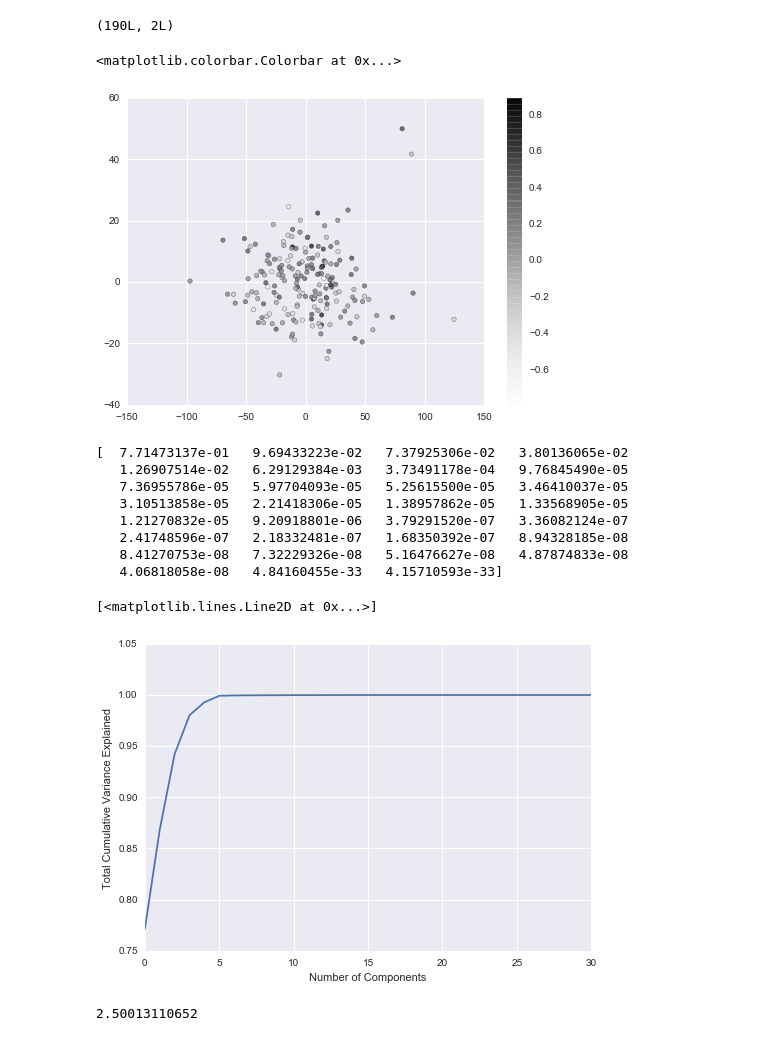
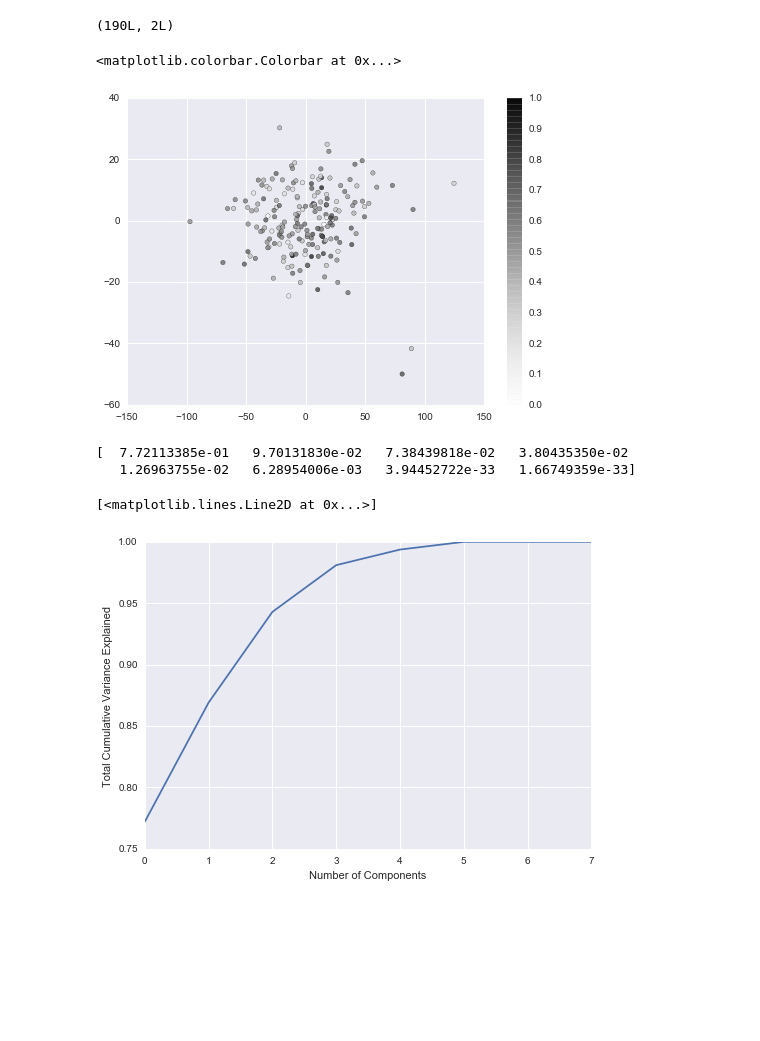
Before and after one commit to Allison-Marseille/DS-SF-24, a Jupyter notebook: Marseille_Final_Project/Marseille_Final_Project.ipynb, the cells around one changed output. Cells and saved outputs as stored; diff of their text form; code cells hidden in the pictures; blank space fills up the shorter version.

```diff
--- a/Marseille_Final_Project/Marseille_Final_Project.ipynb
+++ b/Marseille_Final_Project/Marseille_Final_Project.ipynb
@@ -440,9 +439,21 @@ dropped_total_data.corr()
 # %%
-#It doesn't look like this changed anything, but I'll try PCA nonetheless...
+#It doesn't look like this changed anything, but enough is enough try PCA on this dataset...
 
-AllVariables = dropped_total_data.columns.values
+AllWellnessVariables = dropped_total_data.columns.values
 
-X = dropped_total_data[AllVariables]
+X = dropped_total_data[AllWellnessVariables]
 del X['three_mean_edfa_ela']
+del X['three_mean_edfa_math']
+del X['four_mean_edfa_ela']
+del X['four_mean_edfa_math']
+del X['five_mean_edfa_ela']
+del X['five_mean_edfa_math']
+del X['six_mean_edfa_ela']
+del X['six_mean_edfa_math']
+del X['seven_mean_edfa_ela']
+del X['seven_mean_edfa_math']
+del X['eight_mean_edfa_ela']
+del X['eight_mean_edfa_math']
+
 X.shape
 # %% [output]
@@ -449,0 +461,13 @@ X.shape
+# %%
+#standardize our data
+
+def Standardize(X):
+    X_Max = X.max()
+    X_Min = X.min()
+    X_Standardized = (X - X_Min)/(X_Max - X_Min)
+    return X_Standardized
+# %%
+for i in [AllWellnessVariables]:
+    dropped_total_data[i] = Standardize(dropped_total_data[i])
+
+dropped_total_data.head()
@@ -454,10 +492,10 @@ X_trans.shape
 # %% [output]
 (190L, 2L)
 # %%
-y = dropped_total_data['three_mean_edfa_ela']
+y1 = dropped_total_data['three_mean_edfa_ela']
 
-plt.scatter(X_trans[:,0], X_trans[:,1], c=y, alpha = 0.8)
+plt.scatter(X_trans[:,0], X_trans[:,1], c=y1, alpha = 0.8)
 plt.colorbar()
 # %% [output]
 <matplotlib.colorbar.Colorbar at 0x...>
-[figure, old version]
+[figure, new version]
@@ -468,26 +514,7 @@ plt.xlabel('Number of Components')
 plt.ylabel('Total Cumulative Variance Explained')
 plt.plot(np.cumsum(AllPCAs.explained_variance_ratio_))
 # %% [output]
-[  7.71473137e-01   9.69433223e-02   7.37925306e-02   3.80136065e-02
-   1.26907514e-02   6.29129384e-03   3.73491178e-04   9.76845490e-05
-   7.36955786e-05   5.97704093e-05   5.25615500e-05   3.46410037e-05
-   3.10513858e-05   2.21418306e-05   1.38957862e-05   1.33568905e-05
-   1.21270832e-05   9.20918801e-06   3.79291520e-07   3.36082124e-07
-   2.41748596e-07   2.18332481e-07   1.68350392e-07   8.94328185e-08
-   8.41270753e-08   7.32229326e-08   5.16476627e-08   4.87874833e-08
-   4.06818058e-08   4.84160455e-33   4.15710593e-33]
+[  7.72113385e-01   9.70131830e-02   7.38439818e-02   3.80435350e-02
+   1.26963755e-02   6.28954006e-03   3.94452722e-33   1.66749359e-33]
 [<matplotlib.lines.Line2D at 0x...>]
-[figure, old version]
+[figure, new version]
-# %%
-misclass = []
-for i in range(1,10):
-    clf = PCA(2)
-    X_trans = clf.fit_transform(X)
-    knn = neighbors.KNeighborsRegressor(n_neighbors = 1, weights = 'uniform')
-    knn.fit(X_trans,y)
-    MisClassificationError = 1 - (cross_val_score(knn, X_trans,y,cv=10).mean())
-    misclass.append(MisClassificationError)
-
-print min(misclass)
-# %% [output]
-2.50013110652
```
Also changed, not shown: parts of 30 cells of this notebook, 4 other files.
